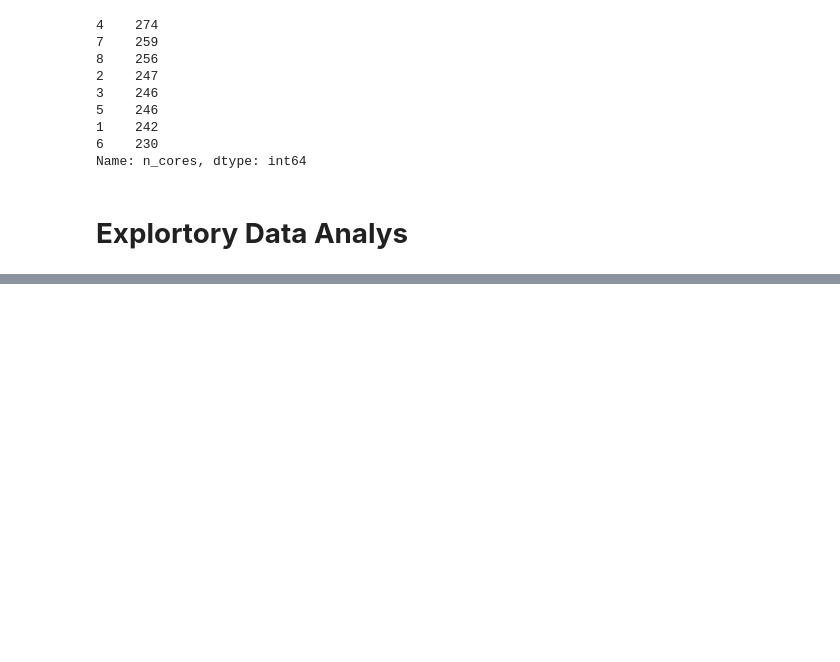
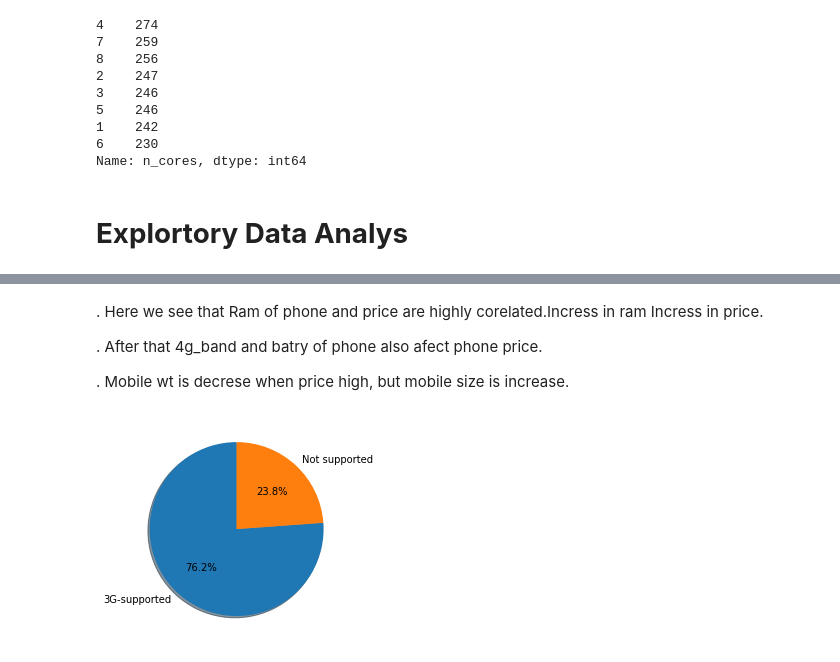
Before and after one commit to brahma102/Mobile-Price-Range-Prediction, a Jupyter notebook: Mobile_Price_Range_Prediction.ipynb, the cells around one changed output, grey strips where cells are left out. Drawn from its saved outputs; the diff is of its cells as text; code cells hidden in the pictures; blank space fills up the shorter version.

```diff
--- a/Mobile_Price_Range_Prediction.ipynb
+++ b/Mobile_Price_Range_Prediction.ipynb
@@ -198,0 +226,15 @@ Name: n_cores, dtype: int64
+# %% [markdown]
+. Here we see that Ram of phone and price are highly corelated.Incress in ram Incress in price.
+
+. After that 4g_band and batry of phone also afect phone price.
+
+. Mobile wt is decrese when price high, but mobile size is increase.
+# %%
+#percentage of phones which support 3g
+labels = ["3G-supported",'Not supported']
+values=data['three_g'].value_counts().values
+fig1, ax1 = plt.subplots()
+ax1.pie(values, labels=labels, autopct='%1.1f%%',shadow=True,startangle=90)
+plt.show()
+# %% [output]
+[figure, added]
```
Also changed, not shown: parts of 11 cells of this notebook.
